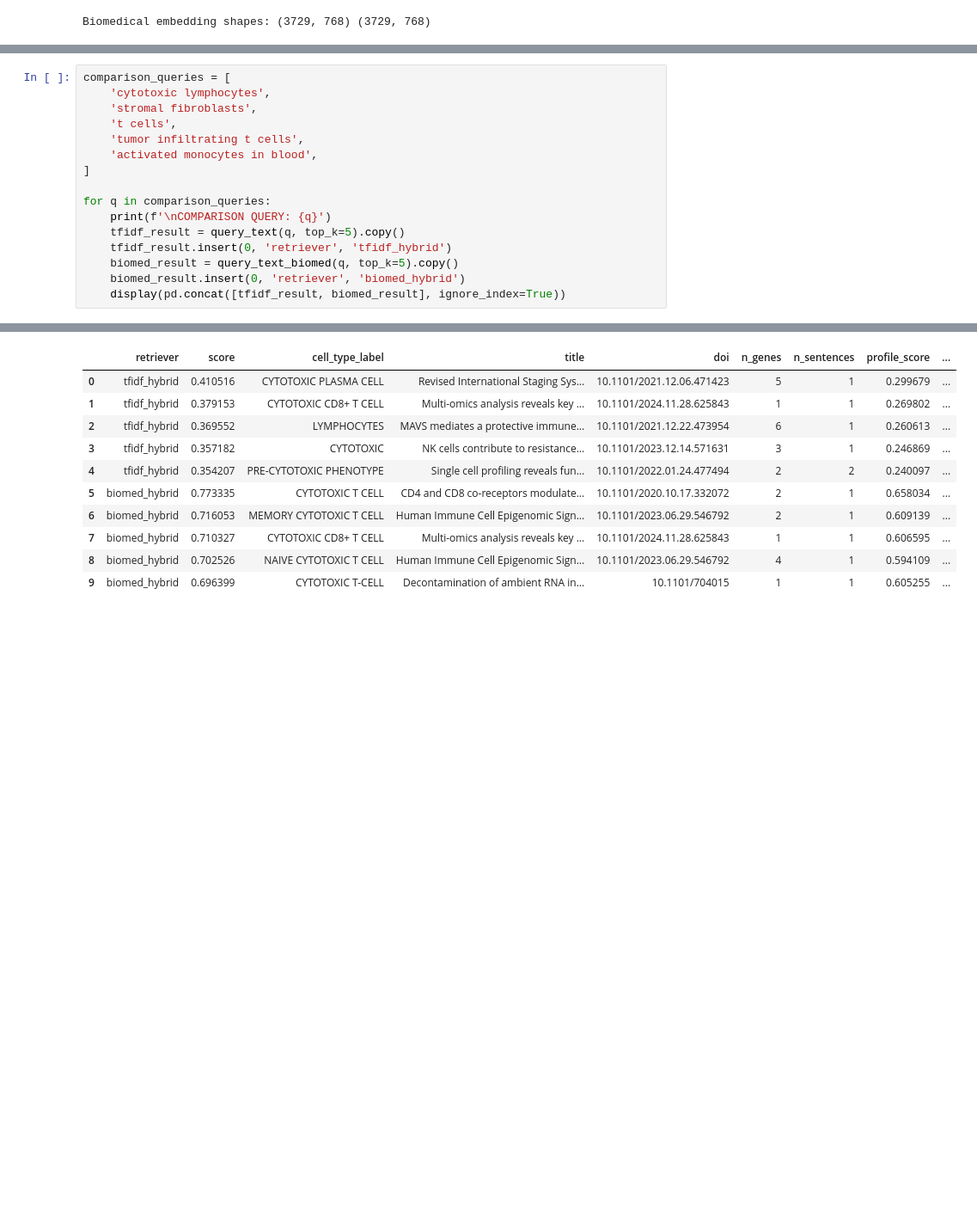
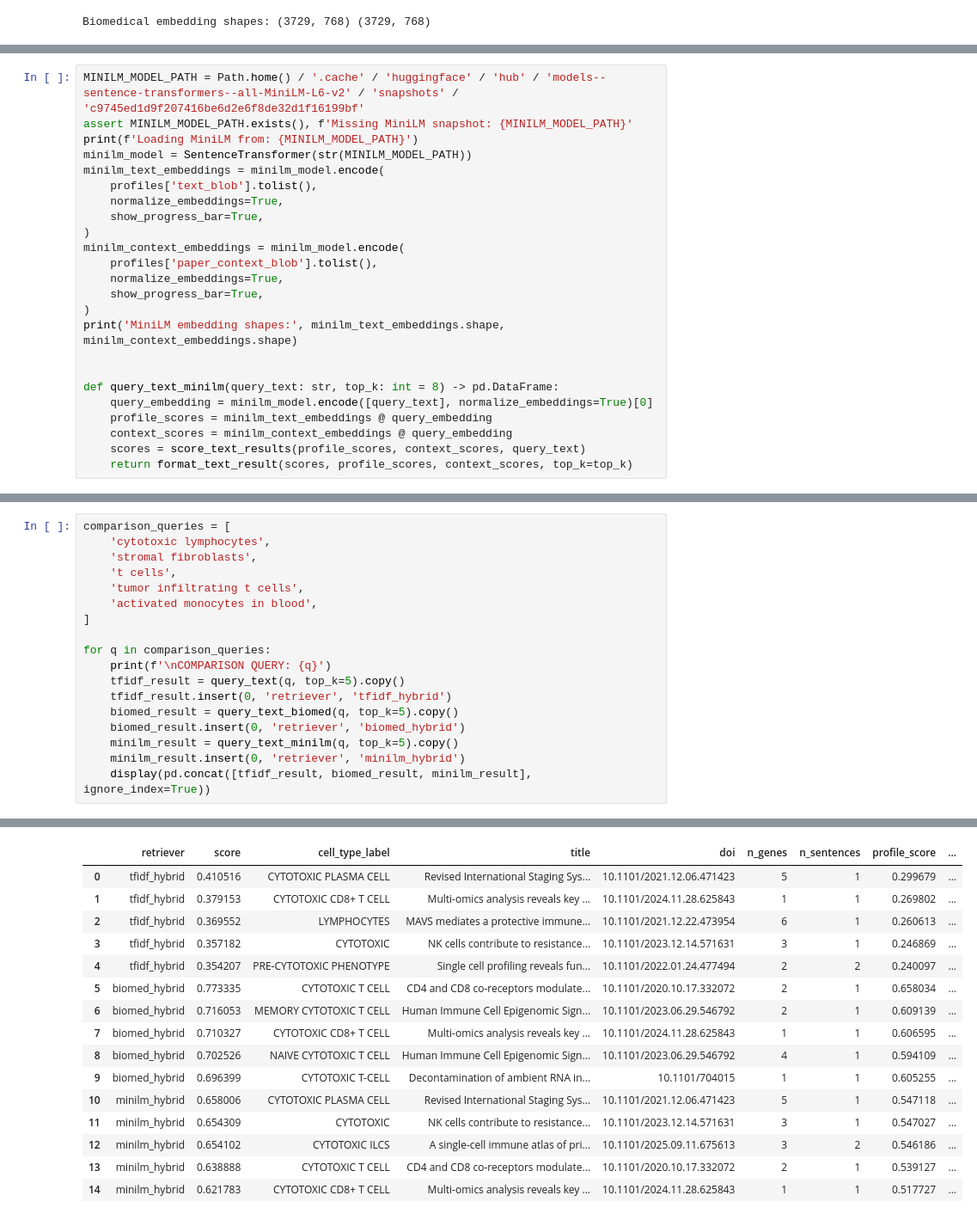
Before and after one commit to sbooeshaghi/llmarkers, a Jupyter notebook: analysis/virtual_cell_mvp.ipynb, the cells around one changed output, grey strips where cells are left out. Shown at 86% size. Cells and saved outputs as stored; diff of their text form; blank space fills up the shorter version.

Commit message:
Compare MiniLM against biomedical retrieval

```diff
--- a/analysis/virtual_cell_mvp.ipynb
+++ b/analysis/virtual_cell_mvp.ipynb
@@ -426,0 +435,24 @@ Biomedical embedding shapes: (3729, 768) (3729, 768)
+# %%
+MINILM_MODEL_PATH = Path.home() / '.cache' / 'huggingface' / 'hub' / 'models--sentence-transformers--all-MiniLM-L6-v2' / 'snapshots' / 'c9745ed1d9f207416be6d2e6f8de32d1f16199bf'
+assert MINILM_MODEL_PATH.exists(), f'Missing MiniLM snapshot: {MINILM_MODEL_PATH}'
+print(f'Loading MiniLM from: {MINILM_MODEL_PATH}')
+minilm_model = SentenceTransformer(str(MINILM_MODEL_PATH))
+minilm_text_embeddings = minilm_model.encode(
+    profiles['text_blob'].tolist(),
+    normalize_embeddings=True,
+    show_progress_bar=True,
+)
+minilm_context_embeddings = minilm_model.encode(
+    profiles['paper_context_blob'].tolist(),
+    normalize_embeddings=True,
+    show_progress_bar=True,
+)
+print('MiniLM embedding shapes:', minilm_text_embeddings.shape, minilm_context_embeddings.shape)
+
+
+def query_text_minilm(query_text: str, top_k: int = 8) -> pd.DataFrame:
+    query_embedding = minilm_model.encode([query_text], normalize_embeddings=True)[0]
+    profile_scores = minilm_text_embeddings @ query_embedding
+    context_scores = minilm_context_embeddings @ query_embedding
+    scores = score_text_results(profile_scores, context_scores, query_text)
+    return format_text_result(scores, profile_scores, context_scores, top_k=top_k)
@@ -431,32 +479,39 @@ We compare both text retrievers on the same query set. This is a qualitative che
 # %%
 comparison_queries = [
     'cytotoxic lymphocytes',
     'stromal fibroblasts',
     't cells',
     'tumor infiltrating t cells',
     'activated monocytes in blood',
 ]
 
 for q in comparison_queries:
     print(f'\nCOMPARISON QUERY: {q}')
     tfidf_result = query_text(q, top_k=5).copy()
     tfidf_result.insert(0, 'retriever', 'tfidf_hybrid')
     biomed_result = query_text_biomed(q, top_k=5).copy()
     biomed_result.insert(0, 'retriever', 'biomed_hybrid')
-    display(pd.concat([tfidf_result, biomed_result], ignore_index=True))
+    minilm_result = query_text_minilm(q, top_k=5).copy()
+    minilm_result.insert(0, 'retriever', 'minilm_hybrid')
+    display(pd.concat([tfidf_result, biomed_result, minilm_result], ignore_index=True))
 # %% [output]
 COMPARISON QUERY: cytotoxic lymphocytes
 |  | retriever | score | cell_type_label | title | doi | n_genes | n_sentences | profile_score | ... |
 | 0 | tfidf_hybrid | 0.410516 | CYTOTOXIC PLASMA CELL | Revised International Staging Sys... | 10.1101/2021.12.06.471423 | 5 | 1 | 0.299679 | ... |
 | 1 | tfidf_hybrid | 0.379153 | CYTOTOXIC CD8+ T CELL | Multi-omics analysis reveals key ... | 10.1101/2024.11.28.625843 | 1 | 1 | 0.269802 | ... |
 | 2 | tfidf_hybrid | 0.369552 | LYMPHOCYTES | MAVS mediates a protective immune... | 10.1101/2021.12.22.473954 | 6 | 1 | 0.260613 | ... |
 | 3 | tfidf_hybrid | 0.357182 | CYTOTOXIC | NK cells contribute to resistance... | 10.1101/2023.12.14.571631 | 3 | 1 | 0.246869 | ... |
 | 4 | tfidf_hybrid | 0.354207 | PRE-CYTOTOXIC PHENOTYPE | Single cell profiling reveals fun... | 10.1101/2022.01.24.477494 | 2 | 2 | 0.240097 | ... |
 | 5 | biomed_hybrid | 0.773335 | CYTOTOXIC T CELL | CD4 and CD8 co-receptors modulate... | 10.1101/2020.10.17.332072 | 2 | 1 | 0.658034 | ... |
 | 6 | biomed_hybrid | 0.716053 | MEMORY CYTOTOXIC T CELL | Human Immune Cell Epigenomic Sign... | 10.1101/2023.06.29.546792 | 2 | 1 | 0.609139 | ... |
 | 7 | biomed_hybrid | 0.710327 | CYTOTOXIC CD8+ T CELL | Multi-omics analysis reveals key ... | 10.1101/2024.11.28.625843 | 1 | 1 | 0.606595 | ... |
 | 8 | biomed_hybrid | 0.702526 | NAIVE CYTOTOXIC T CELL | Human Immune Cell Epigenomic Sign... | 10.1101/2023.06.29.546792 | 4 | 1 | 0.594109 | ... |
 | 9 | biomed_hybrid | 0.696399 | CYTOTOXIC T-CELL | Decontamination of ambient RNA in... | 10.1101/704015 | 1 | 1 | 0.605255 | ... |
+| 10 | minilm_hybrid | 0.658006 | CYTOTOXIC PLASMA CELL | Revised International Staging Sys... | 10.1101/2021.12.06.471423 | 5 | 1 | 0.547118 | ... |
+| 11 | minilm_hybrid | 0.654309 | CYTOTOXIC | NK cells contribute to resistance... | 10.1101/2023.12.14.571631 | 3 | 1 | 0.547027 | ... |
+| 12 | minilm_hybrid | 0.654102 | CYTOTOXIC ILCS | A single-cell immune atlas of pri... | 10.1101/2025.09.11.675613 | 3 | 2 | 0.546186 | ... |
+| 13 | minilm_hybrid | 0.638888 | CYTOTOXIC T CELL | CD4 and CD8 co-receptors modulate... | 10.1101/2020.10.17.332072 | 2 | 1 | 0.539127 | ... |
+| 14 | minilm_hybrid | 0.621783 | CYTOTOXIC CD8+ T CELL | Multi-omics analysis reveals key ... | 10.1101/2024.11.28.625843 | 1 | 1 | 0.517727 | ... |
 COMPARISON QUERY: stromal fibroblasts
 |  | retriever | score | cell_type_label | title | doi | n_genes | n_sentences | profile_score | ... |
 | 0 | tfidf_hybrid | 0.476343 | STROMAL CELL | Endocrine disruption of early ute... | 10.1101/2022.11.18.517135 | 4 | 2 | 0.374749 | ... |
```
Also changed, not shown: parts of 6 cells of this notebook, 1 other file.
